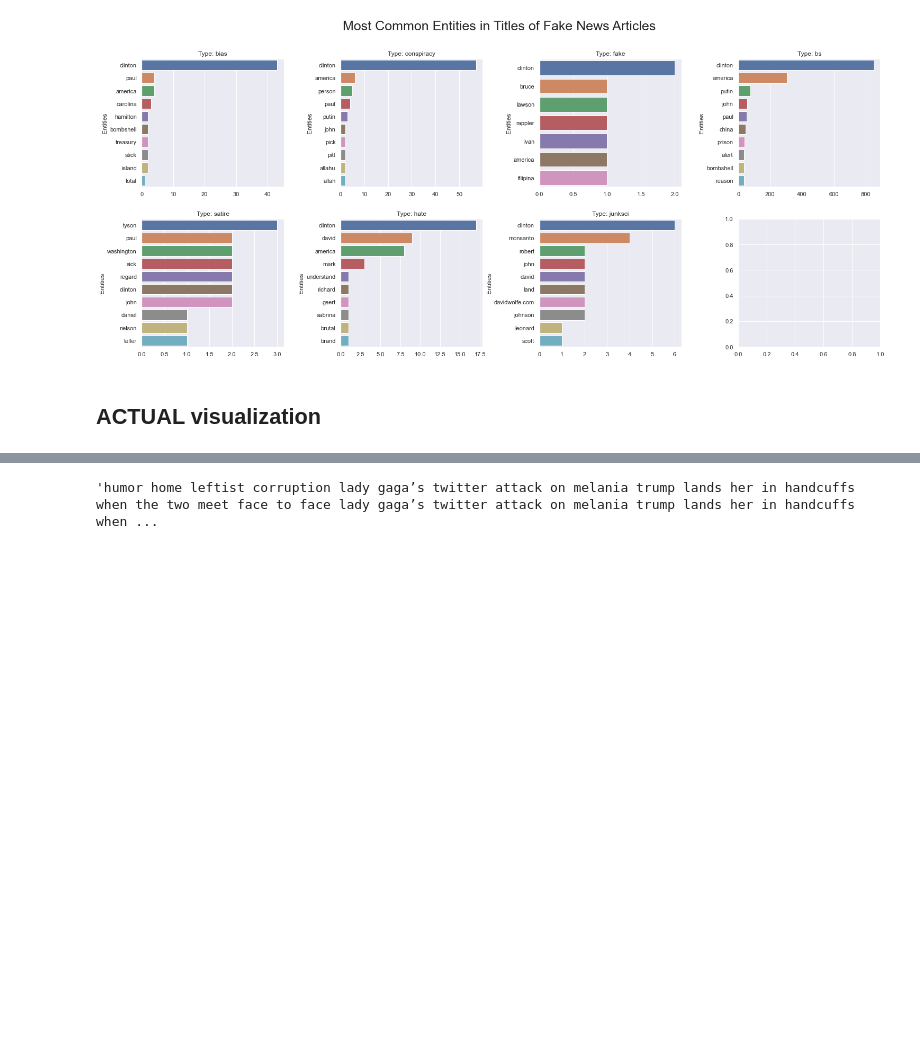
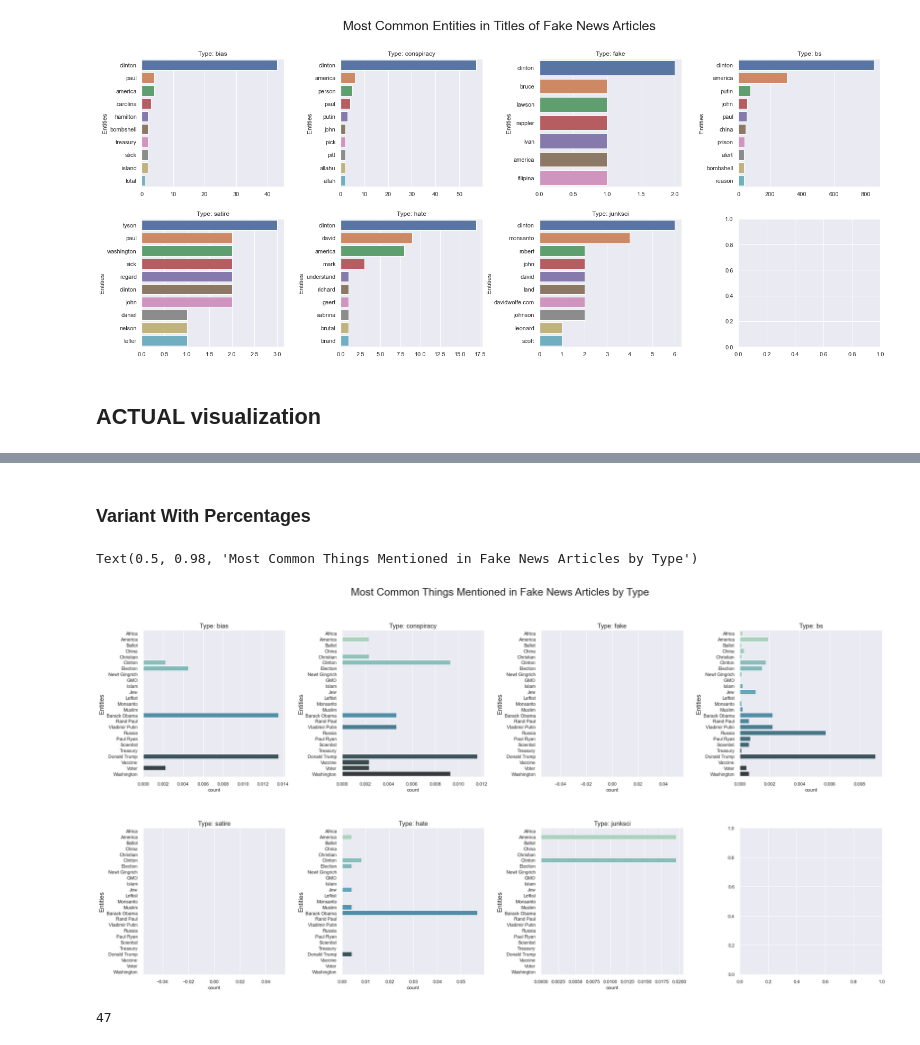
Before and after one commit to haleyej/ala_470_proj, a Jupyter notebook: viz.ipynb, the cells around one changed output, grey strips where cells are left out. Saved outputs shown, nothing was run; the diff lists cells and outputs as text; code cells hidden in the pictures; blank space fills up the shorter version.

```diff
--- a/viz.ipynb
+++ b/viz.ipynb
@@ -284,4 +298,33 @@ Text(0.5, 0.98, 'Most Common Things Mentioned in Fake News Articles by Type')
-# %%
-df[df['type'] == 'fake']['text_normalized'][9818]
-# %% [output]
-'humor home leftist corruption lady gaga’s twitter attack on melania trump lands her in handcuffs when the two meet face to face lady gaga’s twitter attack on melania trump lands her in handcuffs when ...
+# %% [markdown]
+<h3>Variant With Percentages</h3>
+# %%
+rcParams['figure.figsize'] = 28,14
+
+fig, axes = plt.subplots(2, 4)
+# fig.set_size_inches(40, 20)
+fig.subplots_adjust(hspace = 0.35, wspace = 0.4)
+
+for i, ax in enumerate(axes.flatten()):
+    if i == 7:
+        break
+    t = types[i]
+    matches = {}
+    matches_df = df[df['type'] == t]
+    for target, label in targets:
+        amount = matches_df['text_normalized'].str.match(r"{}".format(target)).sum() / len(matches_df)
+        matches[label] = amount
+#     matches = {k:v for k, v in matches.items() if v > 0.00001}
+    temp = pd.DataFrame(matches.items(), columns = ['entity', 'count'])
+    num_items = len(matches.keys())
+    grid = sns.barplot(x = temp['count'], y = temp['entity'],
+                       palette = sns.color_palette('GnBu_d',  num_items), ax = ax)
+    grid.set_ylabel('Entities', fontsize = 15)
+    grid.set_title(f"Type: {t}", fontsize = 15)
+fig.suptitle("Most Common Things Mentioned in Fake News Articles by Type", fontsize = 25)
+# %% [output]
+Text(0.5, 0.98, 'Most Common Things Mentioned in Fake News Articles by Type')
+[figure, added]
+# %%
+df['text_normalized'].str.match(r"obama").sum()
+# %% [output]
+47
```
Also changed, not shown: parts of 6 cells of this notebook.
